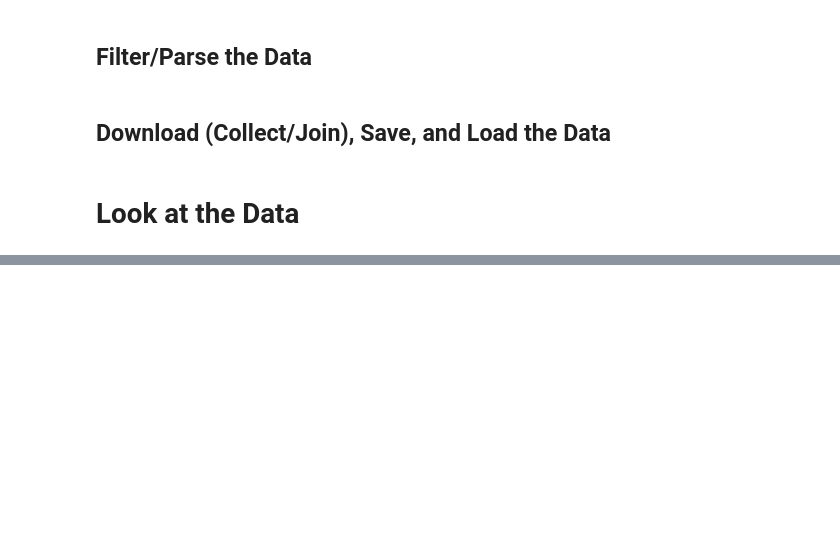
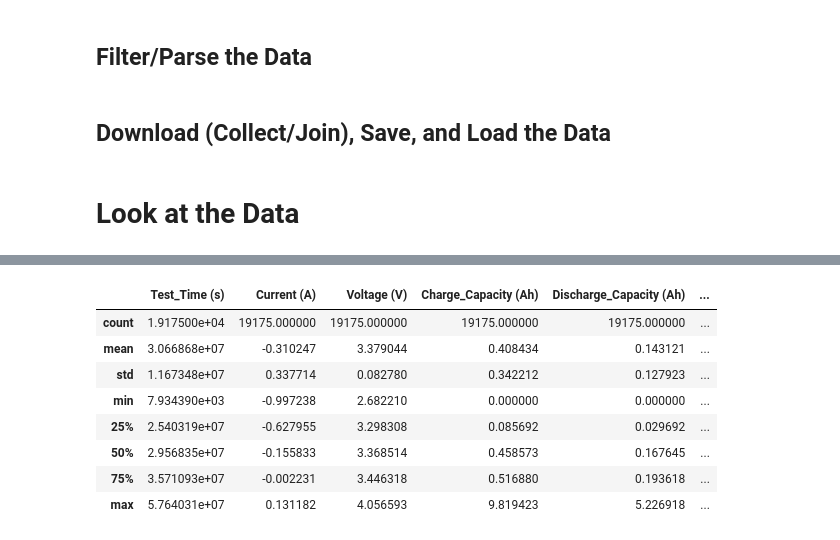
Before and after one commit to ben-my-to/483_ML_BatteryLife, a Jupyter notebook: setup.ipynb, the cells around one changed output, grey strips where cells are left out. Cells and saved outputs as stored; diff of their text form; code cells hidden in the pictures; blank space fills up the shorter version.

```diff
--- a/setup.ipynb
+++ b/setup.ipynb
@@ -92,0 +145,12 @@ plt.figure(figsize=(15.8))
+# %%
+small_battery.describe()
+# %% [output]
+|  | Test_Time (s) | Current (A) | Voltage (V) | Charge_Capacity (Ah) | Discharge_Capacity (Ah) | ... |
+| count | 1.917500e+04 | 19175.000000 | 19175.000000 | 19175.000000 | 19175.000000 | ... |
+| mean | 3.066868e+07 | -0.310247 | 3.379044 | 0.408434 | 0.143121 | ... |
+| std | 1.167348e+07 | 0.337714 | 0.082780 | 0.342212 | 0.127923 | ... |
+| min | 7.934390e+03 | -0.997238 | 2.682210 | 0.000000 | 0.000000 | ... |
+| 25% | 2.540319e+07 | -0.627955 | 3.298308 | 0.085692 | 0.029692 | ... |
+| 50% | 2.956835e+07 | -0.155833 | 3.368514 | 0.458573 | 0.167645 | ... |
+| 75% | 3.571093e+07 | -0.002231 | 3.446318 | 0.516880 | 0.193618 | ... |
+| max | 5.764031e+07 | 0.131182 | 4.056593 | 9.819423 | 5.226918 | ... |
```
Also changed, not shown: parts of 16 cells of this notebook, 3 other files.
